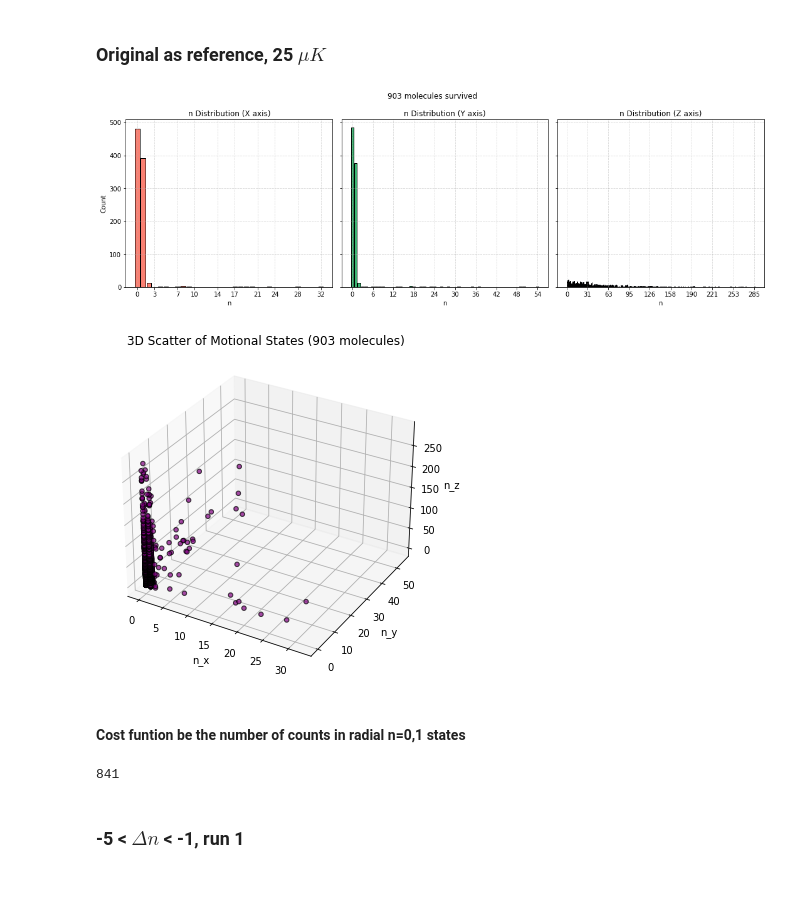
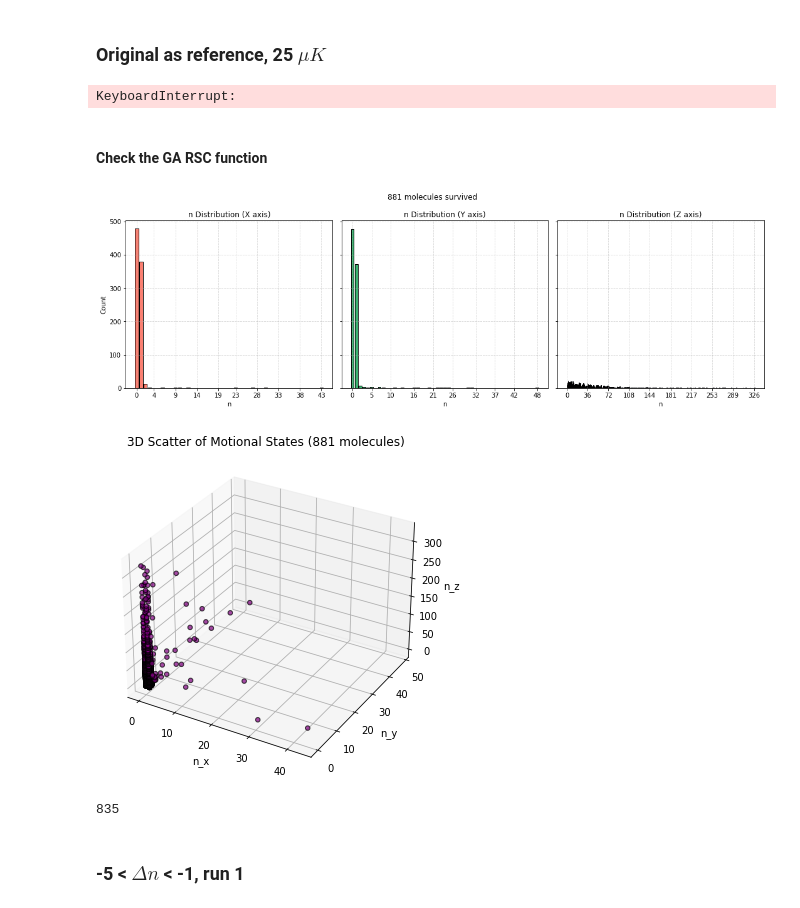
Before and after one commit to lyuqinshu/Raman_sideband_cooling, a Jupyter notebook: optimize_piecewise/XY/XY_optimize.ipynb, the cells around one changed output. Saved outputs shown, nothing was run; the diff lists cells and outputs as text; code cells hidden in the pictures.

```diff
--- a/optimize_piecewise/XY/XY_optimize.ipynb
+++ b/optimize_piecewise/XY/XY_optimize.ipynb
@@ -14,8 +26,6 @@ XY = RSC_sim.load_sequence('sequence_XY.txt')
 mol_list = RSC_sim.initialize_thermal([25e-6, 25e-6, 25e-6], 1000)
 _ = RSC_sim.apply_raman_sequence(mol_list, XY)
 counts_x, counts_y, counts_z = RSC_sim.get_n_distribution(mol_list)
+print(cost_function(mol_list))
 # %% [output]
-[figure, removed]
-[figure, removed]
+KeyboardInterrupt:
-# %% [markdown]
-#### Cost funtion be the number of counts in radial n=0,1 states
@@ -32,7 +32,16 @@ def cost_function(mol_list) -> int:
-# %%
-print(cost_function(mol_list))
-# %% [output]
-841
+# %% [markdown]
+#### Check the GA RSC function
+# %%
+XY = RSC_sim.load_sequence('sequence_XY.txt')
+mol_list = RSC_sim.initialize_thermal([25e-6, 25e-6, 25e-6], 1000)
+for mol in mol_list:
+    RSC_sim.apply_raman_pulses_serial(mol, XY)
+counts_x, counts_y, counts_z = RSC_sim.get_n_distribution(mol_list)
+print(cost_function(mol_list))
+# %% [output]
+[figure, added]
+[figure, added]
+835
 # %% [markdown]
 ### -5 < $\Delta n$ < -1, run 1
 # %%
```
Also changed, not shown: parts of 6 cells of this notebook, 5 other files.
